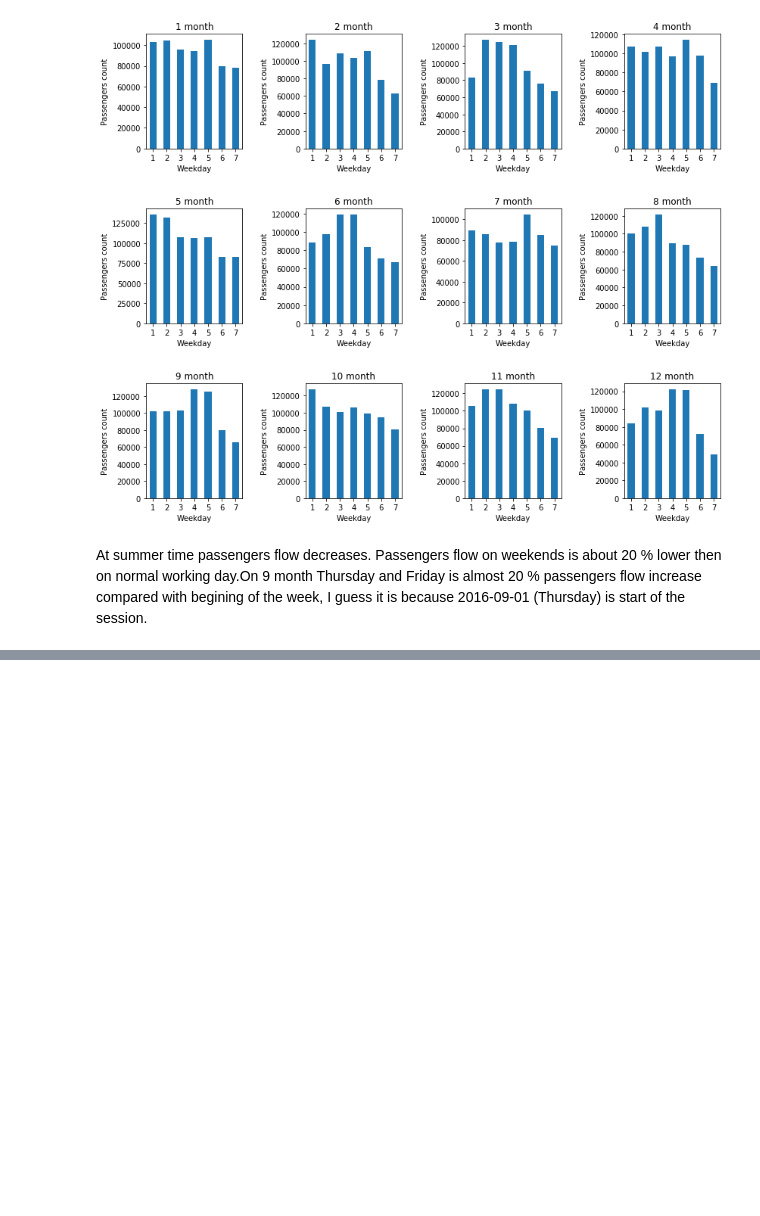
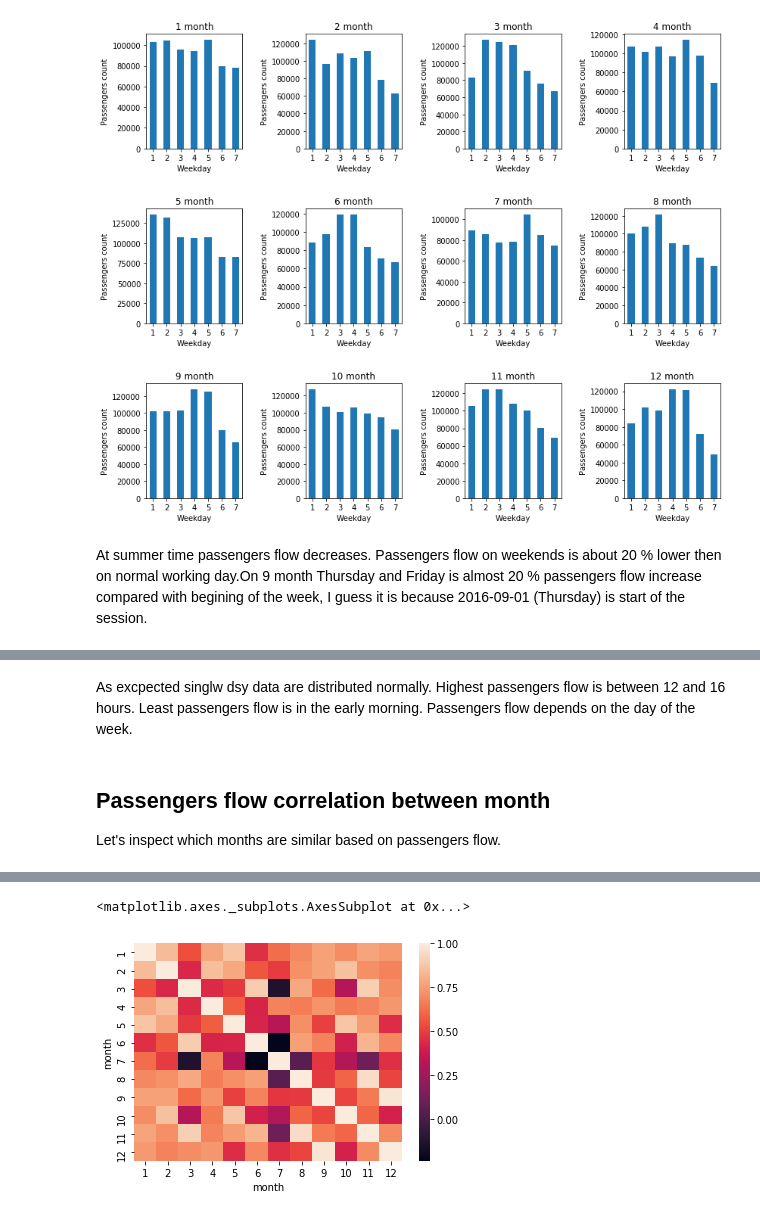
Before and after one commit to tomasrasymas/vilnius-public-transport-passengers-traffic-analysis, a Jupyter notebook: Vilnius public transport passengers traffic.ipynb, the cells around one changed output, grey strips where cells are left out. Drawn from its saved outputs; the diff is of its cells as text; code cells hidden in the pictures; blank space fills up the shorter version.

```diff
--- a/Vilnius public transport passengers traffic.ipynb
+++ b/Vilnius public transport passengers traffic.ipynb
@@ -554,0 +573,20 @@ for month_num in range(1, 13):
+# %% [markdown]
+As excpected singlw dsy data are distributed normally. Highest passengers flow is between 12 and 16 hours. Least passengers flow is in the early morning. Passengers flow depends on the day of the week.
+# %% [markdown]
+## Passengers flow correlation between month
+
+Let's inspect which months are similar based on passengers flow.
+# %%
+passengers_corr_month = df.groupby([
+    df['datetime'].dt.month.rename('month'),
+    df['datetime'].dt.weekday.rename('weekday')])['passengers_in'].sum()
+
+passengers_corr_month = passengers_corr_month.unstack(0)
+
+display(passengers_corr_month)
+
+corr = passengers_corr_month.corr()
+sns.heatmap(corr,
+            xticklabels=corr.columns.values,
+            yticklabels=corr.columns.values)
+# %% [output]
@@ -554,0 +602,2 @@ for month_num in range(1, 13):
+<matplotlib.axes._subplots.AxesSubplot at 0x...>
+[figure, added]
```
Also changed, not shown: parts of 17 cells of this notebook, 23 other files.
